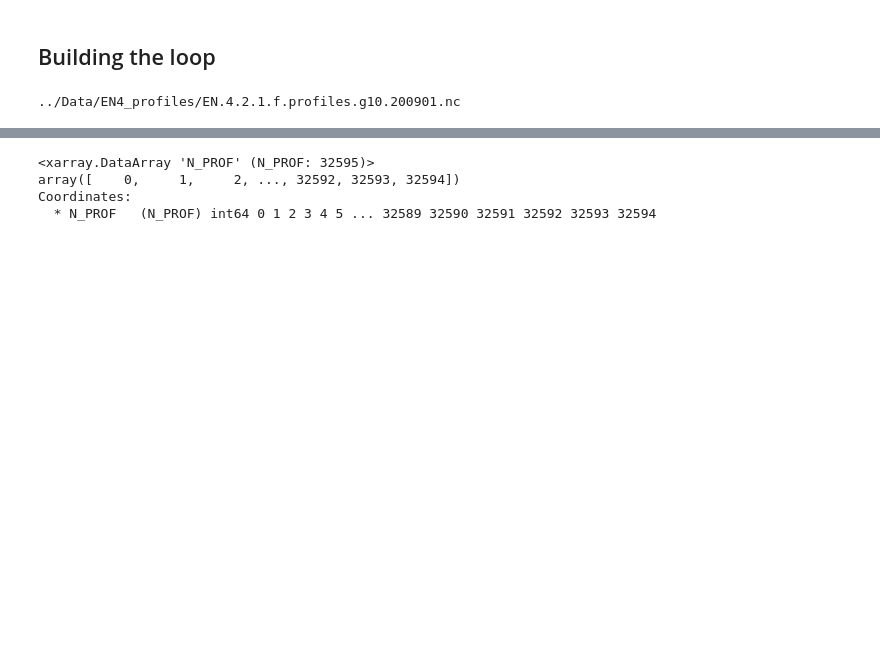
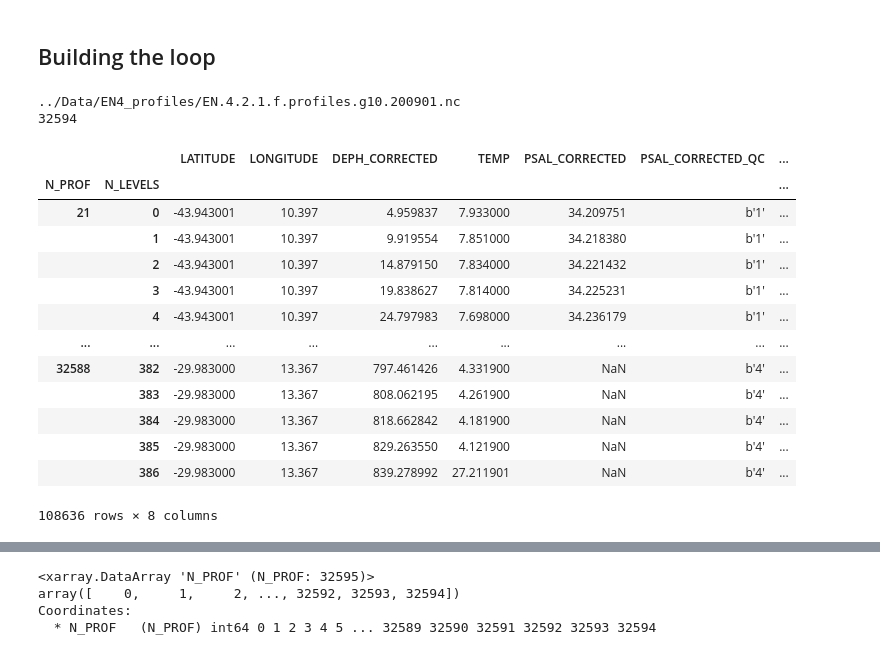
Before and after one commit to HarryLuyt/paper1_scripts, a Jupyter notebook: Scripts/EN4_profiles_preprocessing.ipynb, the cells around one changed output, grey strips where cells are left out. Saved outputs shown, nothing was run; the diff lists cells and outputs as text; code cells hidden in the pictures; blank space fills up the shorter version.

```diff
--- a/Scripts/EN4_profiles_preprocessing.ipynb
+++ b/Scripts/EN4_profiles_preprocessing.ipynb
@@ -118,7 +159,7 @@ Attributes:
 ## Building the loop
 # %%
 # Get list of profile netcdf files and initialise some variables and lists
-profile_files = glob.glob('../Data/EN4_profiles/EN.4.2.1.f.profiles.g10.20090[1].nc')
+profile_files = glob.glob('../Data/EN4_profiles/EN.4.2.1.f.profiles.g10.2009[0]1.nc')
 metadata = pd.DataFrame()
 total_profiles = 0
 profile_list = []
@@ -129,7 +170,7 @@ for filename in profile_files:
     ds = xr.open_dataset(filename)
 
     # increment N_PROF by previous total to ensure unique IDs
-    ds['N_PROF'].values+=total_profiles
+    ds['N_PROF'] = ds['N_PROF'] + total_profiles
     total_profiles = ds['N_PROF'][-1].values
 
     # convert the required fields to dataframes
@@ -138,7 +179,9 @@ for filename in profile_files:
     lat = ds['LATITUDE'].to_dataframe()
     lon = ds['LONGITUDE'].to_dataframe()
     sal = ds['PSAL_CORRECTED'].to_dataframe()
+    salqc = ds['PSAL_CORRECTED_QC'].to_dataframe()
     temp = ds['TEMP'].to_dataframe()
+    tempqc = ds['POTM_CORRECTED_QC'].to_dataframe()
     depth = ds['DEPH_CORRECTED'].to_dataframe()
 
     # subset the lats and lons to model domain
@@ -148,10 +191,11 @@ for filename in profile_files:
     lon = lon.iloc[lon_ind]
 
     # join dataframes with inner join (Use intersection of keys from both frames)
-    file_metadata = lat.join(lon, how='inner').join(depth,how='inner').join(temp, how='inner').join(sal, how='inner').join(juld, how='inner')
+    file_metadata = lat.join(lon, how='inner').join(depth,how='inner').join(temp, how='inner').join(sal, how='inner').join(salqc, how='inner').join(tempqc, how='inner').join(juld, how='inner')
     profile_list.extend([i[0] for i in file_metadata.index[0::400]])
     file_metadata = file_metadata.dropna(subset=['DEPH_CORRECTED'])
     metadata = metadata.append(file_metadata)
+    print(total_profiles)
 
     # optionally save the metadata file at this point to .csv or .txt
 
@@ -182,3 +226,21 @@ for filename in profile_files:
 #     station_file.close()
 # %% [output]
 ../Data/EN4_profiles/EN.4.2.1.f.profiles.g10.200901.nc
+32594
+# %%
+file_metadata
+# %% [output]
+|  |  | LATITUDE | LONGITUDE | DEPH_CORRECTED | TEMP | PSAL_CORRECTED | PSAL_CORRECTED_QC | ... |
+| N_PROF | N_LEVELS |  |  |  |  |  |  | ... |
+| 21 | 0 | -43.943001 | 10.397 | 4.959837 | 7.933000 | 34.209751 | b'1' | ... |
+|  | 1 | -43.943001 | 10.397 | 9.919554 | 7.851000 | 34.218380 | b'1' | ... |
+|  | 2 | -43.943001 | 10.397 | 14.879150 | 7.834000 | 34.221432 | b'1' | ... |
+|  | 3 | -43.943001 | 10.397 | 19.838627 | 7.814000 | 34.225231 | b'1' | ... |
+|  | 4 | -43.943001 | 10.397 | 24.797983 | 7.698000 | 34.236179 | b'1' | ... |
+| ... | ... | ... | ... | ... | ... | ... | ... | ... |
+| 32588 | 382 | -29.983000 | 13.367 | 797.461426 | 4.331900 | NaN | b'4' | ... |
+|  | 383 | -29.983000 | 13.367 | 808.062195 | 4.261900 | NaN | b'4' | ... |
+|  | 384 | -29.983000 | 13.367 | 818.662842 | 4.181900 | NaN | b'4' | ... |
+|  | 385 | -29.983000 | 13.367 | 829.263550 | 4.121900 | NaN | b'4' | ... |
+|  | 386 | -29.983000 | 13.367 | 839.278992 | 27.211901 | NaN | b'4' | ... |
+108636 rows × 8 columns
```
Also changed, not shown: parts of 7 cells of this notebook.
